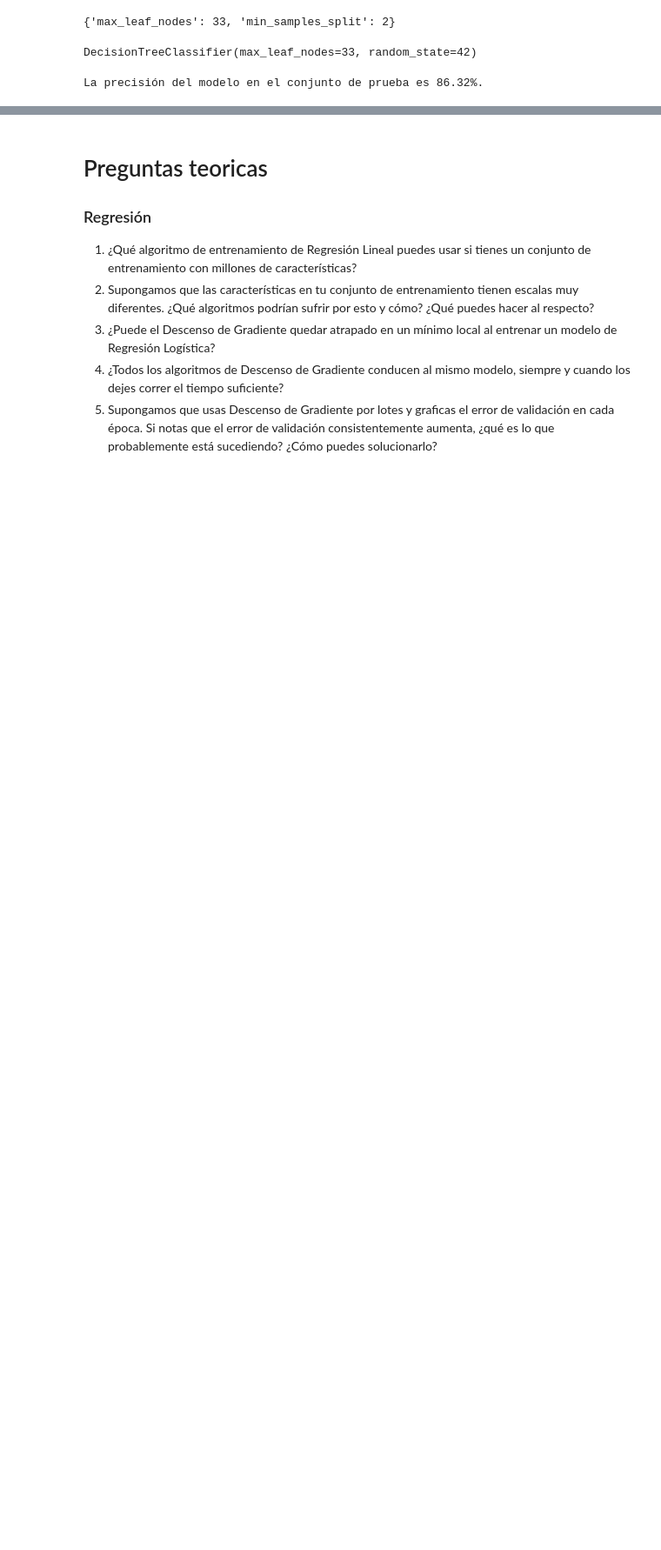
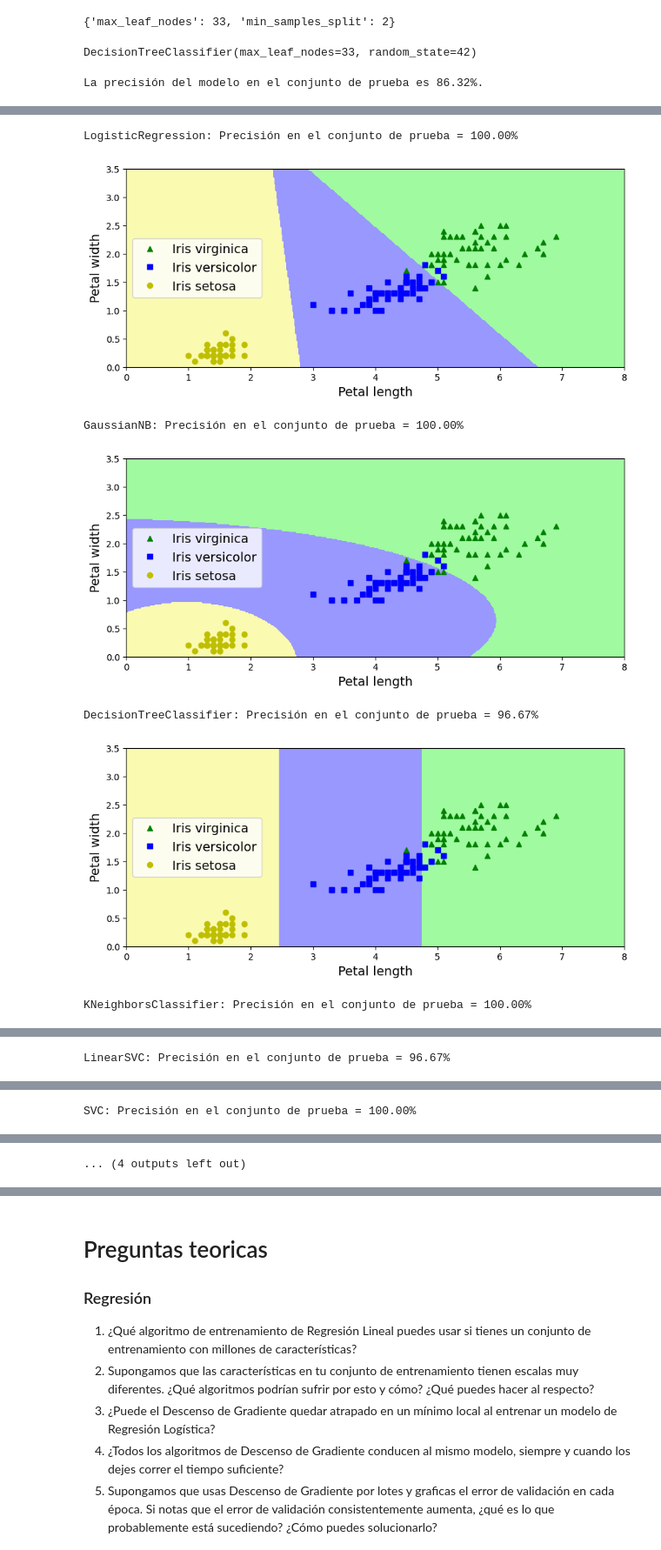
Before and after one commit to fransappia01/Sistemas-Inteligentes, a Jupyter notebook: Clase 6/Practico5.ipynb, the cells around one changed output, grey strips where cells are left out. Shown: that part at 87% size. Saved outputs shown, nothing was run; the diff lists cells and outputs as text; code cells hidden in the pictures; blank space fills up the shorter version.

```diff
--- a/Clase 6/Practico5.ipynb
+++ b/Clase 6/Practico5.ipynb
@@ -94,0 +89,8 @@ Modelos:
+# %%
+# Tomamos solo las variables del largo y ancho del petalo
+
+X = X.drop(['sepal length (cm)','sepal width (cm)'], axis=1).values #sin el values hay problemas porque los datos de X son dataframe y los de y son array
+
+# Graficamos X e y
+print(X)
+print(y)
@@ -95,3 +115,26 @@ Modelos:
+# %%
+# Dividir el conjunto de datos en entrenamiento y prueba
+
+from sklearn.model_selection import train_test_split
+X_train, X_test, y_train, y_test = train_test_split(X, y, test_size=0.2, random_state=42)
+# %%
+from sklearn.linear_model import LogisticRegression
+from sklearn.naive_bayes import GaussianNB
+from sklearn.tree import DecisionTreeClassifier
+from sklearn.neighbors import KNeighborsClassifier
+from sklearn.svm import SVC, LinearSVC
+
+# Definir los modelos a utilizar
+models = [
+    LogisticRegression(random_state=42, max_iter=1000, multi_class='multinomial', solver="lbfgs"),
+    GaussianNB(),
+    DecisionTreeClassifier(max_depth=2, random_state=42),
+    KNeighborsClassifier(n_neighbors=3),
+    LinearSVC(random_state=42, max_iter=10000),
+    SVC(kernel='linear', C=1),
+    SVC(kernel='rbf', gamma=0.1, C=1),
+    SVC(kernel='poly', degree=3, C=1)
+]
 # %%
 ### funcion para graficar
 
@@ -126,3 +169,25 @@ def generate_iris_plot(clasifier):
   plt.axis([0, 8, 0, 3.5])
 
   plt.show()
+# %%
+# Entreno y evaluo cada modelo, es mas rapido con un for. Tambien grafico cada uno.
+
+for model in models:
+    # Entrenar el modelo
+    model.fit(X_train, y_train)
+
+    # Evaluar el modelo en el conjunto de prueba
+    accuracy = model.score(X_test, y_test)
+    print(f"{type(model).__name__}: Precisión en el conjunto de prueba = {accuracy:.2%}")
+
+    # Aplico la funcion de graficar
+
+    generate_iris_plot(model)
+# %% [output]
+LogisticRegression: Precisión en el conjunto de prueba = 100.00%
+[figure, added]
+GaussianNB: Precisión en el conjunto de prueba = 100.00%
+[figure, added]
+DecisionTreeClassifier: Precisión en el conjunto de prueba = 96.67%
+[figure, added]
+KNeighborsClassifier: Precisión en el conjunto de prueba = 100.00%
@@ -128,0 +195 @@ def generate_iris_plot(clasifier):
+LinearSVC: Precisión en el conjunto de prueba = 96.67%
@@ -128,0 +197 @@ def generate_iris_plot(clasifier):
+SVC: Precisión en el conjunto de prueba = 100.00%
@@ -128,0 +199 @@ def generate_iris_plot(clasifier):
+... (4 outputs left out)
```
Also changed, not shown: parts of 15 cells of this notebook, 15 other files.
